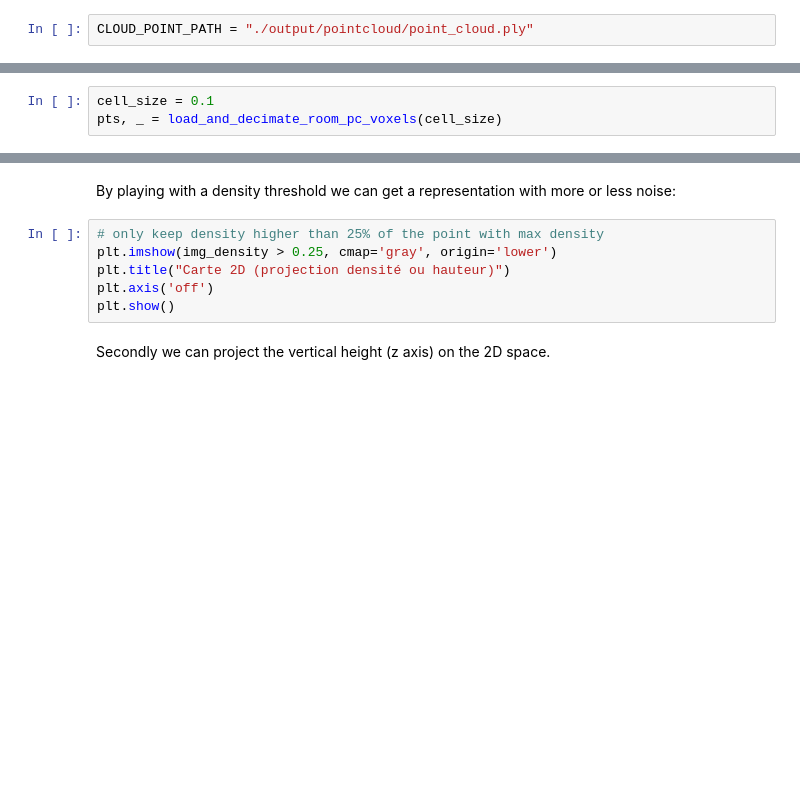
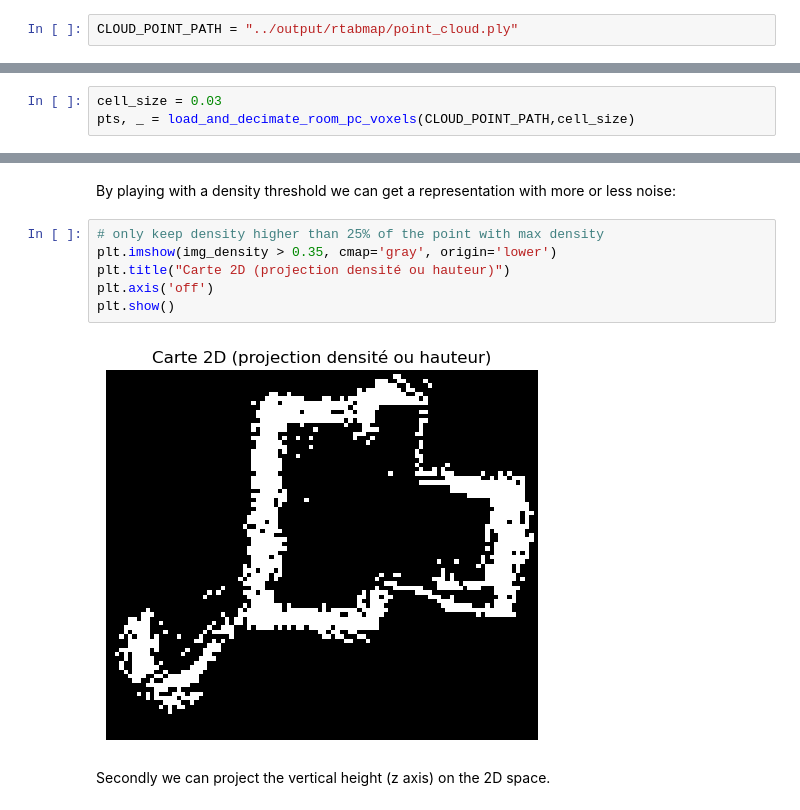
Before and after one commit to mbathe/projet_fil_rouge, a Jupyter notebook: notebooks/plans_2D.ipynb, the cells around one changed output, grey strips where cells are left out. Cells and saved outputs as stored; diff of their text form; blank space fills up the shorter version.

```diff
--- a/notebooks/plans_2D.ipynb
+++ b/notebooks/plans_2D.ipynb
@@ -9,5 +13,5 @@ import matplotlib.pyplot as plt
 # %%
-CLOUD_POINT_PATH = "./output/pointcloud/point_cloud.ply"
+CLOUD_POINT_PATH = "../output/rtabmap/point_cloud.ply"
 # %% [markdown]
 #### First method : ransac for plane detection
 # %% [markdown]
@@ -101,8 +121,8 @@ As the shape of the room is taken from the perimeter of the points, we can see i
 # %% [markdown]
 By playing with cell_size you get representations more or less precise, the lower the cell size, the more you see the points but the more precise it is
 # %%
-cell_size = 0.1
-pts, _ = load_and_decimate_room_pc_voxels(cell_size)
+cell_size = 0.03
+pts, _ = load_and_decimate_room_pc_voxels(CLOUD_POINT_PATH,cell_size)
 # %%
 x, y, z = pts[:, 0], pts[:, 1], pts[:, 2]
 # Discrétisation
@@ -120,10 +142,12 @@ plt.show()
 By playing with a density threshold we can get a representation with more or less noise:
 # %%
 # only keep density higher than 25% of the point with max density
-plt.imshow(img_density > 0.25, cmap='gray', origin='lower')
+plt.imshow(img_density > 0.35, cmap='gray', origin='lower')
 plt.title("Carte 2D (projection densité ou hauteur)")
 plt.axis('off')
 plt.show()
+# %% [output]
+[figure, added]
 # %% [markdown]
 Secondly we can project the vertical height (z axis) on the 2D space.
 # %%
```
Also changed, not shown: parts of 8 cells of this notebook, 6 other files.
